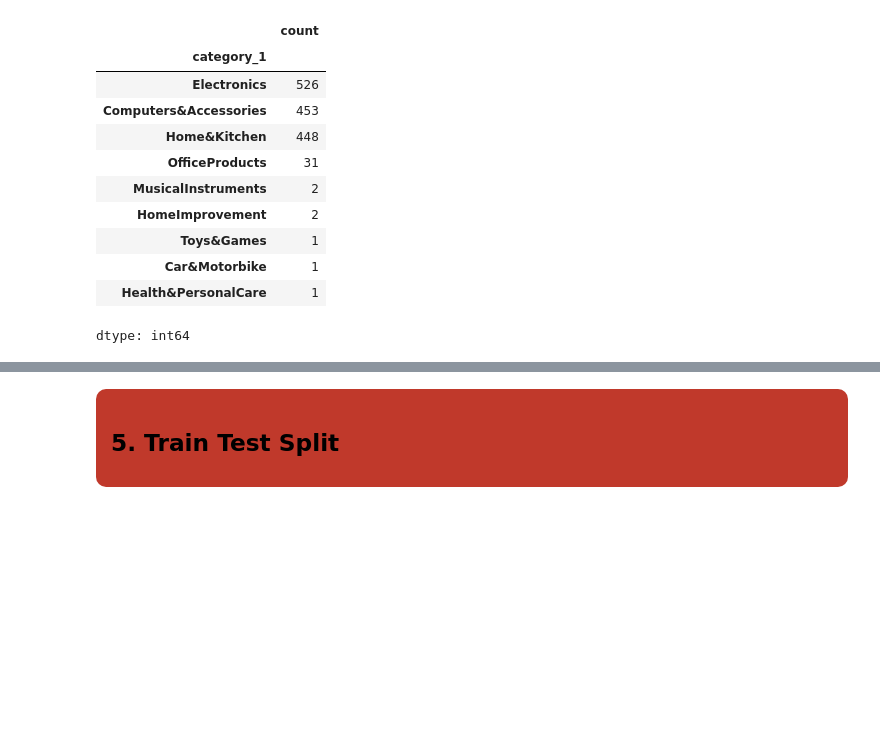
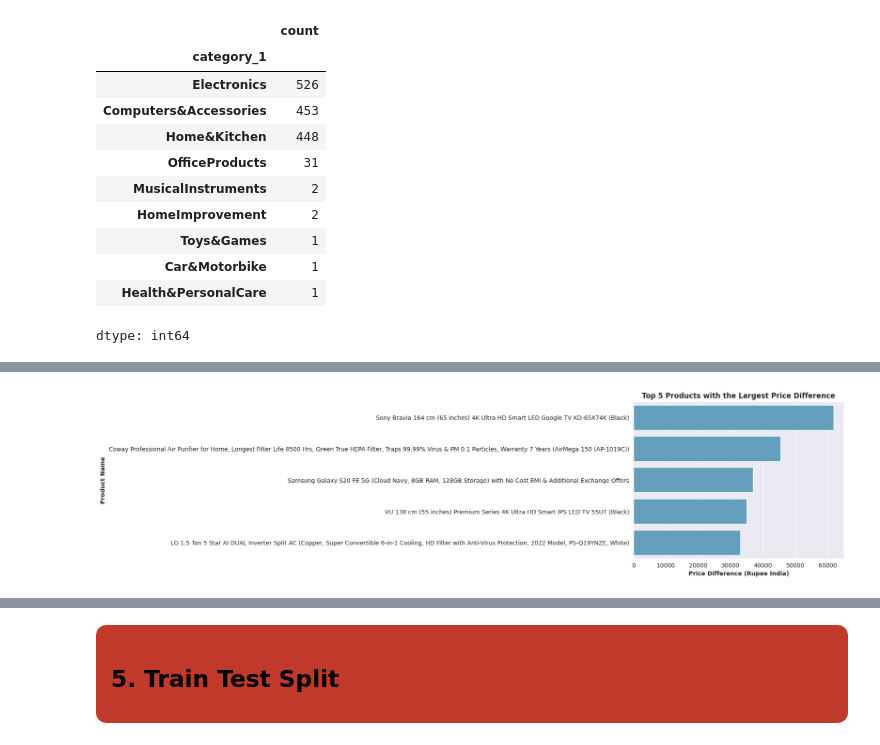
Before and after one commit to SunidhiHere/Amazon-E-Commerce-Project, a Jupyter notebook: amazon-e-commerce-analysis.ipynb, the cells around one changed output, grey strips where cells are left out. Saved outputs shown, nothing was run; the diff lists cells and outputs as text; code cells hidden in the pictures; blank space fills up the shorter version.

```diff
--- a/amazon-e-commerce-analysis.ipynb
+++ b/amazon-e-commerce-analysis.ipynb
@@ -297,0 +623,12 @@ dtype: int64
+# %%
+#Top 5 Products with the largest difference in price due to discount
+
+dif_price_large = sns.barplot(data= df1.sort_values('difference_price', ascending=False).head(5), x='difference_price', y='product_name')
+
+dif_price_large.set_title('Top 5 Products with the Largest Price Difference', fontweight='bold')
+dif_price_large.set_xlabel('Price Difference (Rupee India)', fontweight='bold')
+dif_price_large.set_ylabel('Product Name', fontweight='bold')
+
+plt.show()
+# %% [output]
+[figure, added]
```
Also changed, not shown: parts of 24 cells of this notebook.
